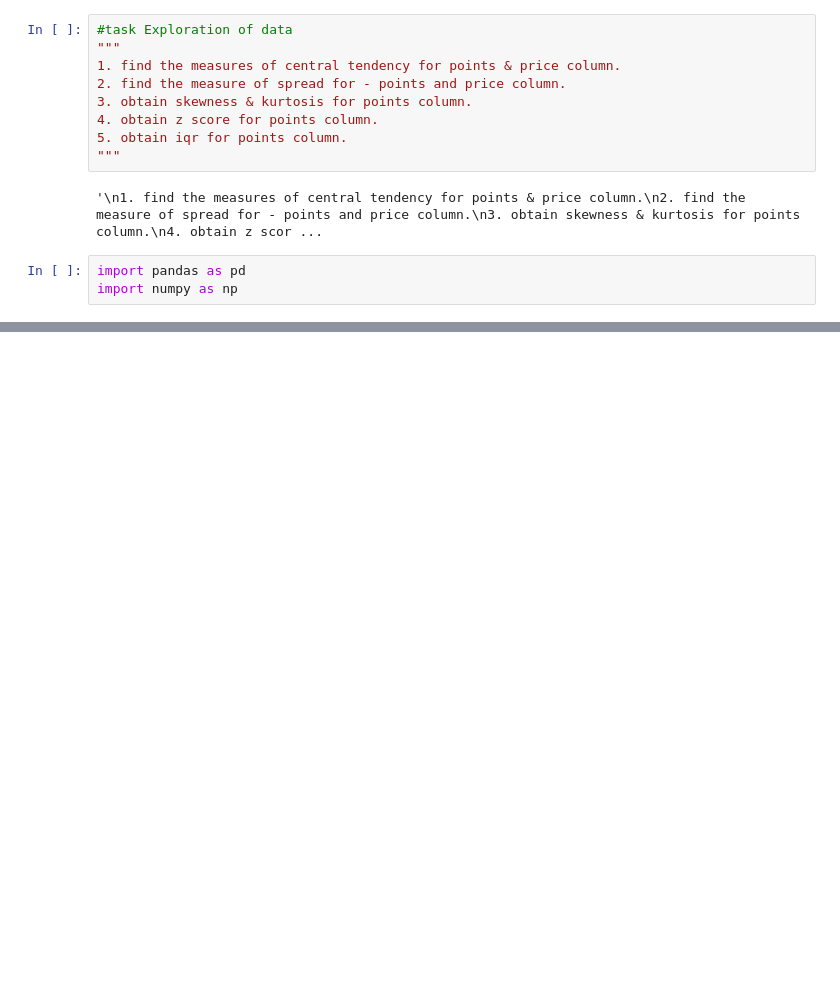
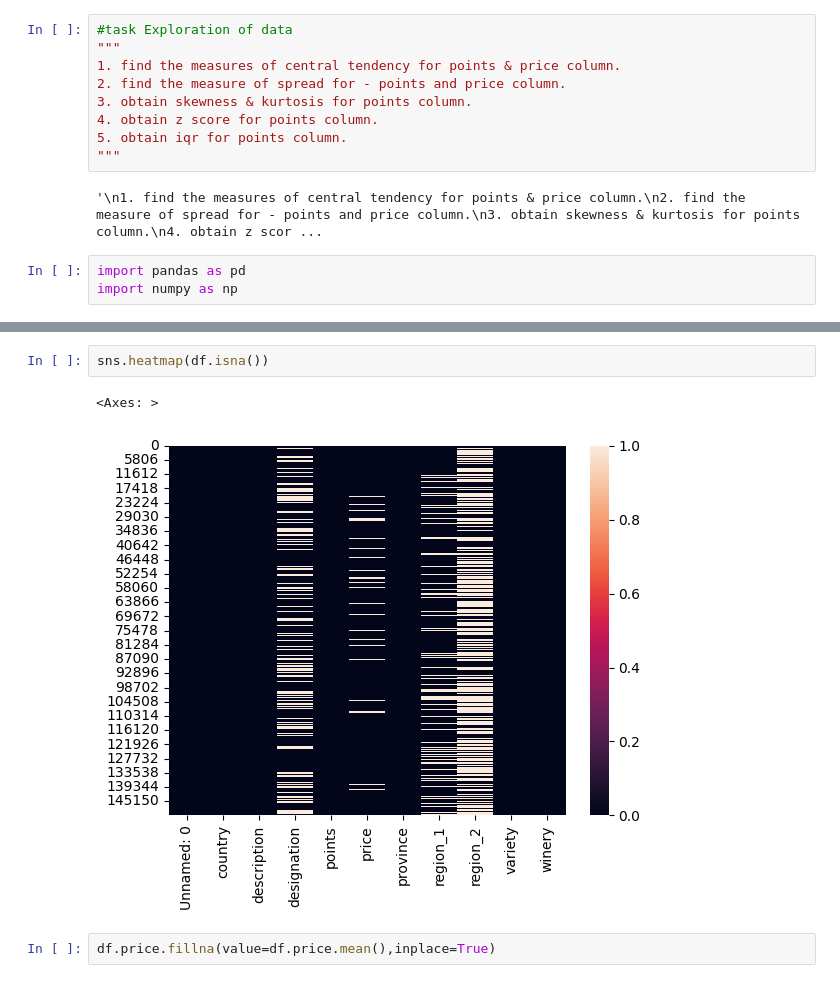
Before and after one commit to Rahulchauhan02/data_analysis, a Jupyter notebook: foundation of statistics/wine_dataset.ipynb, the cells around one changed output, grey strips where cells are left out. Drawn from its saved outputs; the diff is of its cells as text; blank space fills up the shorter version.

```diff
--- a/foundation of statistics/wine_dataset.ipynb
+++ b/foundation of statistics/wine_dataset.ipynb
@@ -24,0 +49,7 @@ df.head()
+# %%
+sns.heatmap(df.isna())
+# %% [output]
+<Axes: >
+[figure, added]
+# %%
+df.price.fillna(value=df.price.mean(),inplace=True)
```
Also changed, not shown: parts of 15 cells of this notebook, 3 other files.
